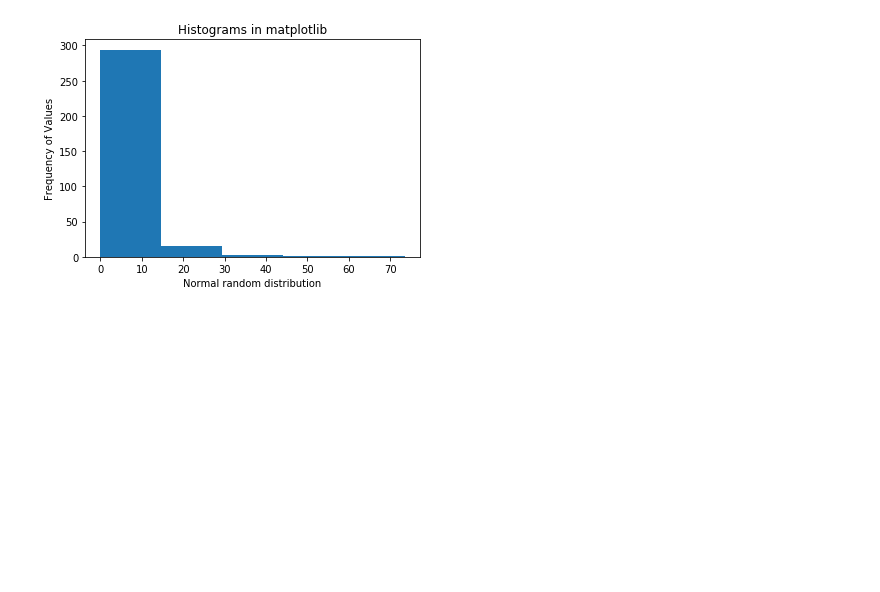
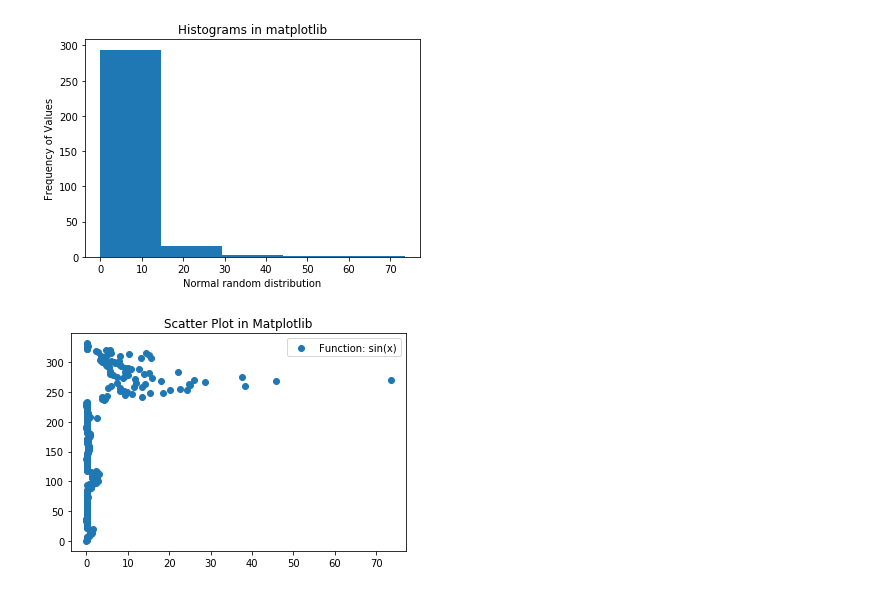
Before and after one commit to DeannaLinn/dsc-1-03-16-eda-with-pandas-using-the-boston-housing-data-lab-online-ds-sp-000, a Jupyter notebook: index.ipynb, the cells around one changed output. Drawn from its saved outputs; the diff is of its cells as text; code cells hidden in the pictures; blank space fills up the shorter version.

```diff
--- a/index.ipynb
+++ b/index.ipynb
@@ -184,7 +184,9 @@ plt.show()
 # %% [output]
 [figure]
 # %%
-plt.scatter(df_no_charles_river.crim, df_no_charles_river., label = "Function: sin(x)" )
+plt.scatter(df_no_charles_river.crim, df_no_charles_river.index, label = "Function: sin(x)" )
 plt.title('Scatter Plot in Matplotlib')
 plt.legend()
 plt.show()
+# %% [output]
+[figure, added]
```
